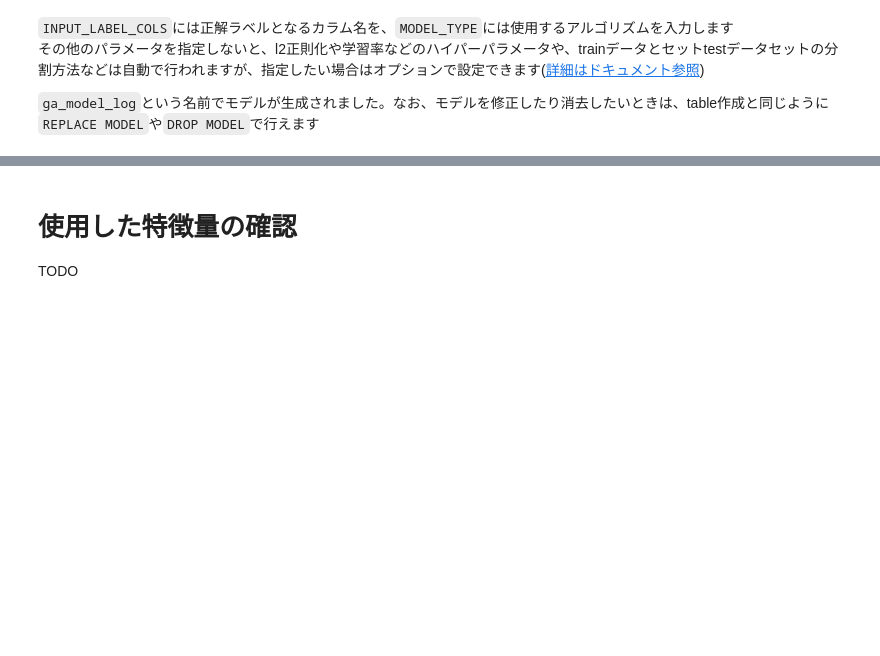
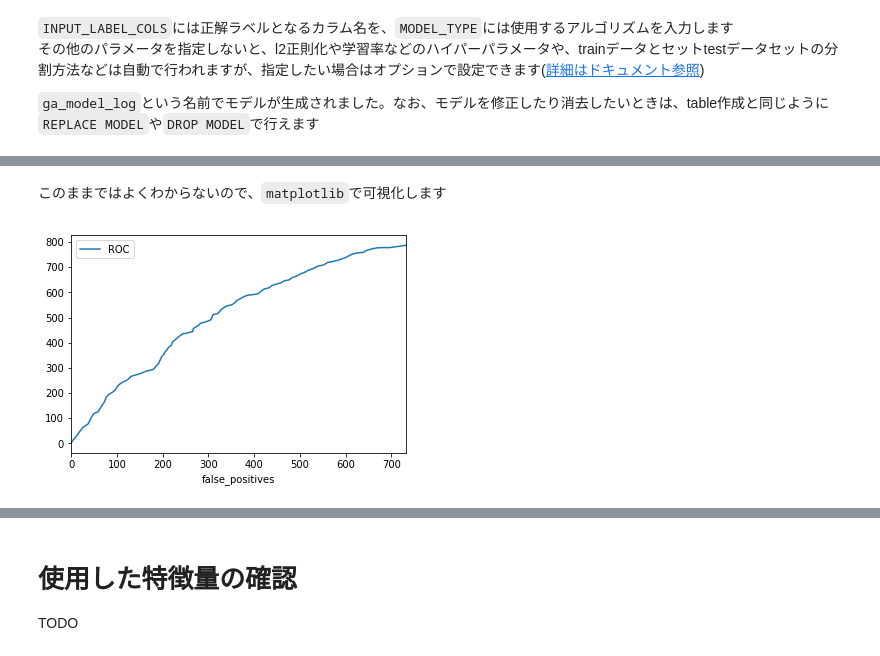
Before and after one commit to hiroaki8388/gcp, a Jupyter notebook: article/bqml3.ipynb, the cells around one changed output, grey strips where cells are left out. Cells and saved outputs as stored; diff of their text form; code cells hidden in the pictures; blank space fills up the shorter version.

```diff
--- a/article/bqml3.ipynb
+++ b/article/bqml3.ipynb
@@ -101,0 +152,8 @@ SELECT * FROM `google_analytics.ga_dataset_feature`
+# %% [markdown]
+このままではよくわからないので、`matplotlib`で可視化します
+# %%
+import matplotlib.pyplot as plt
+roc.plot(x='false_positives', y='true_positives', label='ROC')
+plt.show()
+# %% [output]
+[figure, added]
```
Also changed, not shown: parts of 16 cells of this notebook.
